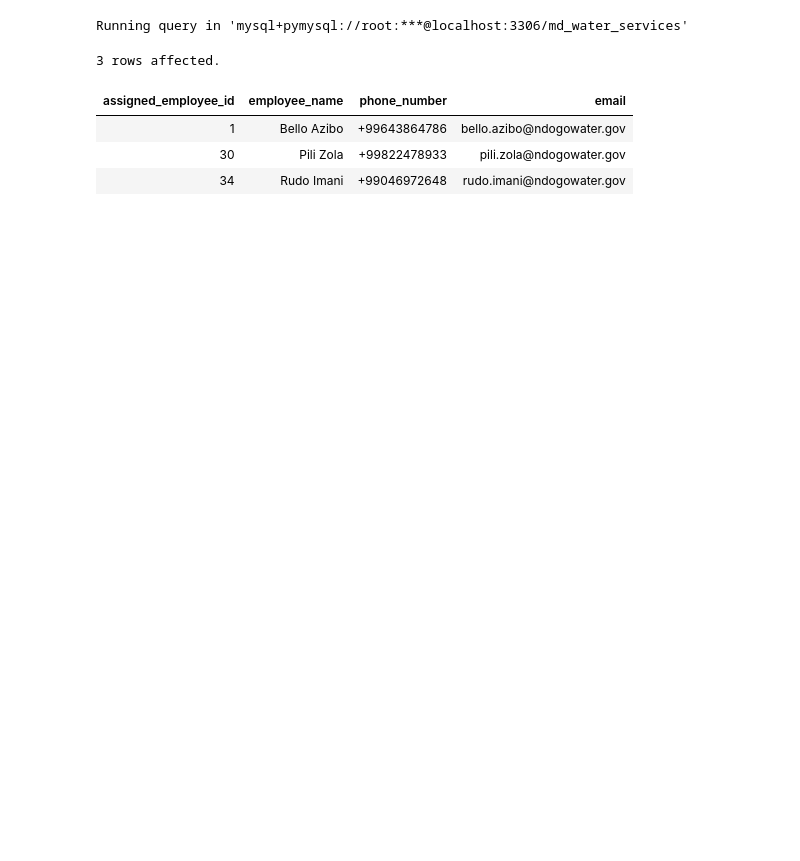
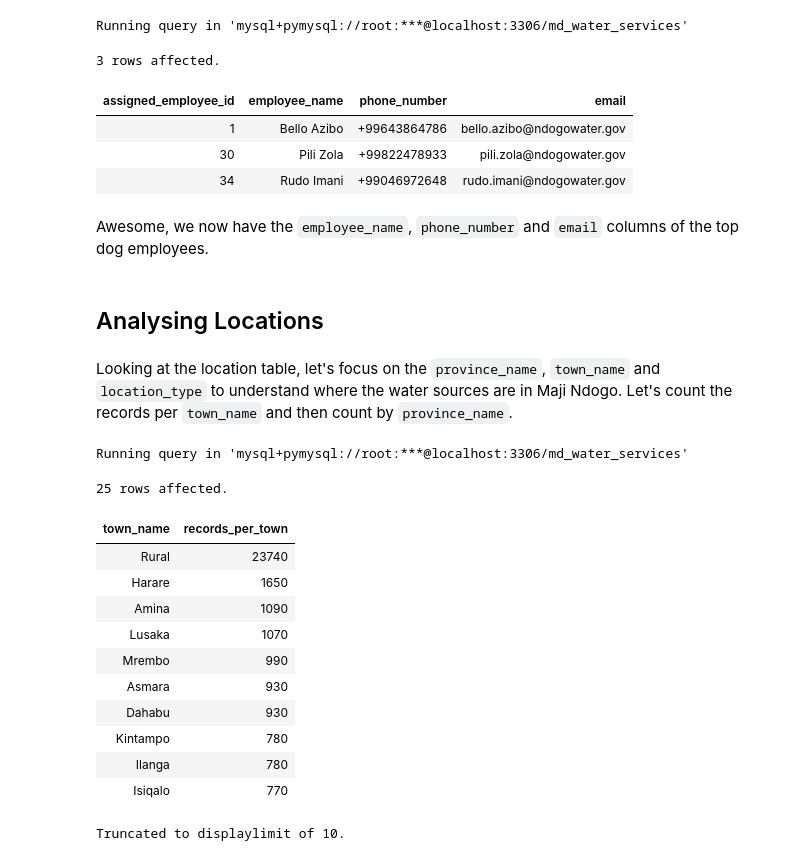
Before and after one commit to kelvinziroh/maji_ndogo, a Jupyter notebook: part_2/maji_ndogo_part2.ipynb, the cells around one changed output. Saved outputs shown, nothing was run; the diff lists cells and outputs as text; code cells hidden in the pictures; blank space fills up the shorter version.

```diff
--- a/part_2/maji_ndogo_part2.ipynb
+++ b/part_2/maji_ndogo_part2.ipynb
@@ -206,3 +206,33 @@ Running query in 'mysql+pymysql://root:***@localhost:3306/md_water_services'
 | 1 | Bello Azibo | +99643864786 | bello.azibo@ndogowater.gov |
 | 30 | Pili Zola | +99822478933 | pili.zola@ndogowater.gov |
 | 34 | Rudo Imani | +99046972648 | rudo.imani@ndogowater.gov |
+# %% [markdown]
+Awesome, we now have the `employee_name`, `phone_number` and `email` columns of the top dog employees.
+# %% [markdown]
+## Analysing Locations
+# %% [markdown]
+Looking at the location table, let's focus on the `province_name`, `town_name` and `location_type` to understand where the water sources are in Maji Ndogo. Let's count the records per `town_name` and then count by `province_name`.
+# %%
+%%sql
+# Retrieve the number of records per town name
+SELECT
+    town_name,
+    COUNT(location_id) AS records_per_town
+FROM md_water_services.location
+GROUP BY town_name
+ORDER BY records_per_town DESC;
+# %% [output]
+Running query in 'mysql+pymysql://root:***@localhost:3306/md_water_services'
+25 rows affected.
+| town_name | records_per_town |
+| Rural | 23740 |
+| Harare | 1650 |
+| Amina | 1090 |
+| Lusaka | 1070 |
+| Mrembo | 990 |
+| Asmara | 930 |
+| Dahabu | 930 |
+| Kintampo | 780 |
+| Ilanga | 780 |
+| Isiqalo | 770 |
+Truncated to displaylimit of 10.
```
Also changed, not shown: parts of 10 cells of this notebook.
